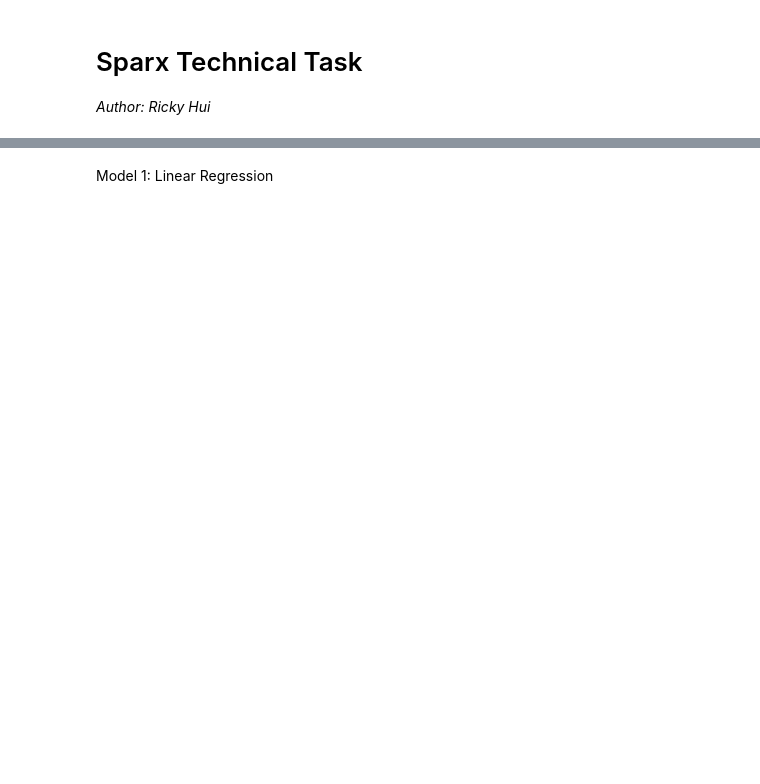
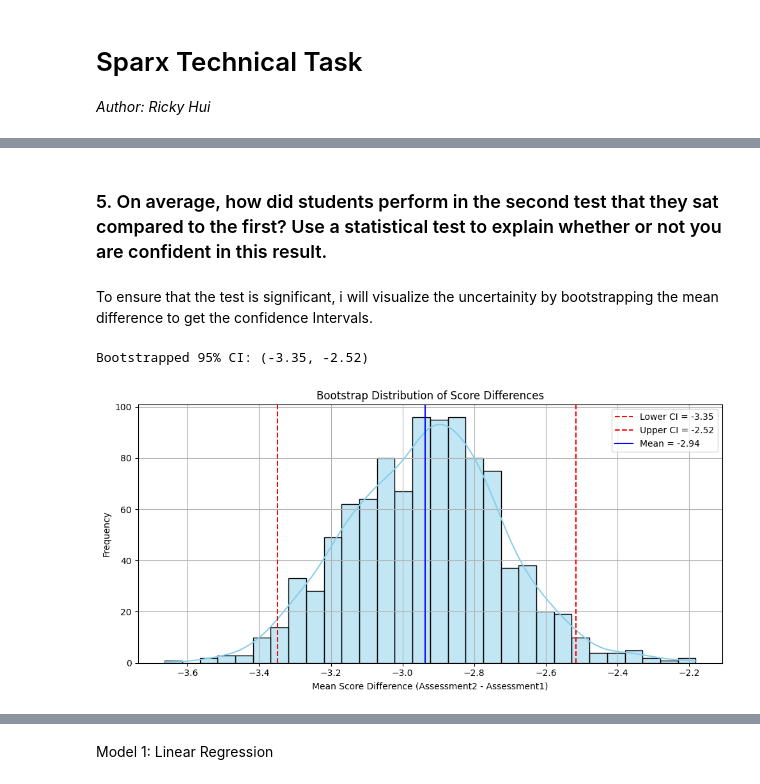
Before and after one commit to rickyhui28/sparx-technical-task, a Jupyter notebook: analysis.ipynb, the cells around one changed output, grey strips where cells are left out. Cells and saved outputs as stored; diff of their text form; code cells hidden in the pictures; blank space fills up the shorter version.

```diff
--- a/analysis.ipynb
+++ b/analysis.ipynb
@@ -43,0 +212,38 @@ plot_distributions(df, ["Age"])
+# %% [markdown]
+### 5. On average, how did students perform in the second test that they sat compared to the first? Use a statistical test to explain whether or not you are confident in this result.
+# %% [markdown]
+ To ensure that the test is significant, i will visualize the uncertainity by bootstrapping the mean difference to get the confidence Intervals.
+# %%
+# comparing the scores of students from assesment 1 and 2
+diff = np.array(assessment2) - np.array(assessment1)
+# %%
+def bootstrap_ci(data, stat=np.mean, n_iterations=1000, ci=95, random_state=42):
+    np.random.seed(random_state)
+    stats = []
+    for _ in range(n_iterations):
+        sample = np.random.choice(data, size=len(data), replace=True)
+        stats.append(stat(sample))
+    lower = np.percentile(stats, (100 - ci) / 2)
+    upper = np.percentile(stats, 100 - (100 - ci) / 2)
+    return lower, upper, stats
+# %%
+ci_lower, ci_upper, bootstrap_stats = bootstrap_ci(diff, stat=np.mean, n_iterations=1000)
+
+print(f"Bootstrapped 95% CI: ({ci_lower:.2f}, {ci_upper:.2f})")
+# %% [output]
+Bootstrapped 95% CI: (-3.35, -2.52)
+# %%
+plt.figure(figsize=(10, 5))
+sns.histplot(bootstrap_stats, bins=30, color="skyblue", kde=True)
+plt.axvline(ci_lower, color="red", linestyle="--", label=f"Lower CI = {ci_lower:.2f}")
+plt.axvline(ci_upper, color="red", linestyle="--", label=f"Upper CI = {ci_upper:.2f}")
+plt.axvline(np.mean(bootstrap_stats), color="blue", linestyle="-", label=f"Mean = {np.mean(bootstrap_stats):.2f}")
+plt.title("Bootstrap Distribution of Score Differences")
+plt.xlabel("Mean Score Difference (Assessment2 - Assessment1)")
+plt.ylabel("Frequency")
+plt.legend()
+plt.grid(True)
+plt.tight_layout()
+plt.show()
+# %% [output]
+[figure, added]
```
Also changed, not shown: parts of 52 cells of this notebook, 5 other files.
